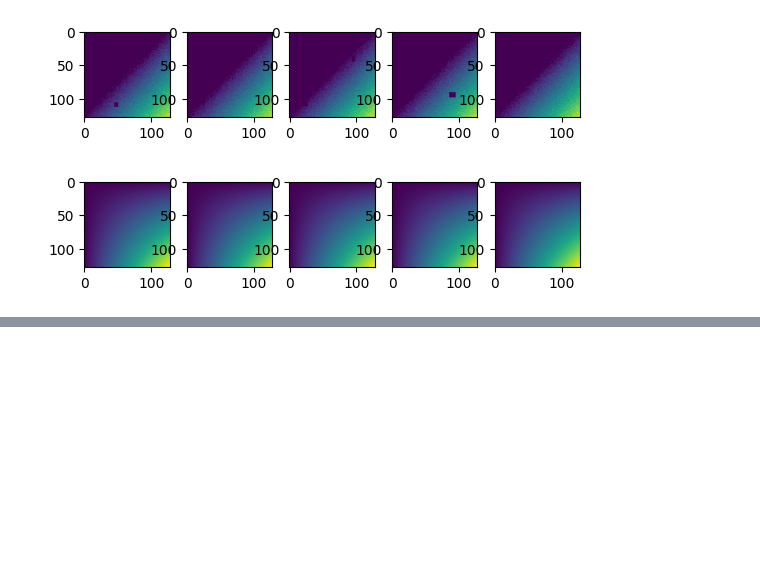
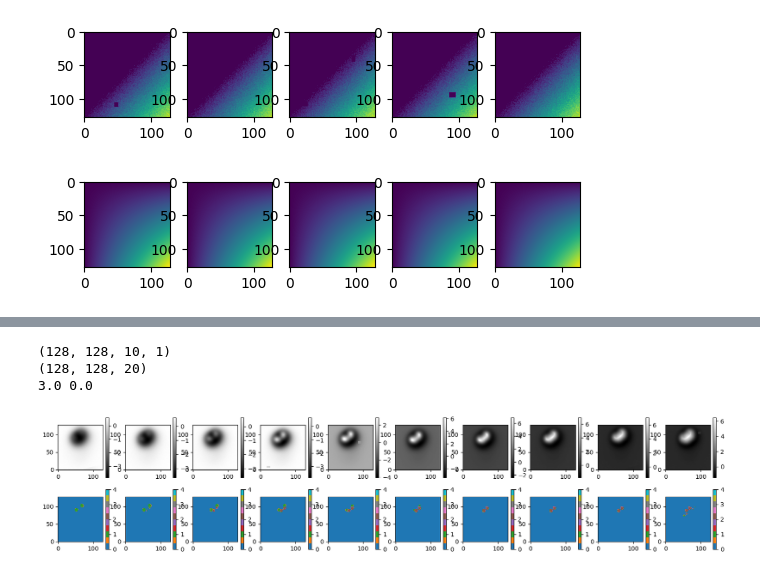
Before and after one commit to LauriKurki/molecule-net, a Jupyter notebook: notebooks/test_input_pipeline.ipynb, the cells around one changed output, grey strips where cells are left out. Drawn from its saved outputs; the diff is of its cells as text; code cells hidden in the pictures; blank space fills up the shorter version.

```diff
--- a/notebooks/test_input_pipeline.ipynb
+++ b/notebooks/test_input_pipeline.ipynb
@@ -369,0 +372,16 @@ plot_stack(batch['atom_map'])
+# %%
+config = attention_test.get_config()
+config.train_molecules = (0, 9000)
+config.val_molecules = (9000, 12000)
+config.rng_seed = 0
+config.dataset = "afms_rebias"
+config.root_dir = root_dirs.get_root_dir(config.dataset)
+config.num_workers = 8
+config.batch_size = 1
+config.interpolate_input_z = None
+config.sigma = 0.2
+config.target_z_cutoff = 2.0
+config.noise_std = 0.2
+# %%
+datasets = input_pipeline_seg.get_datasets(config)["train"]
+batch = next(datasets)
@@ -369,0 +407,25 @@ plot_stack(batch['atom_map'])
+# %%
+x = batch['images'][0]
+y = batch['atom_map'][0]
+print(x.shape)
+print(y.shape)
+
+fig = plt.figure(figsize=(20, 4))
+for i in range(10):
+    ax = plt.subplot(2, 10, i + 1)
+    im = plt.imshow(x[..., i, 0], origin='lower', cmap='gray')
+    plt.colorbar(im)
+    #ax.axis('off')
+
+ymax, ymin = y.max(), y.min()
+for i in range(10):
+    ax = plt.subplot(2, 10, 10 + i + 1)
+    im = plt.imshow(y[..., i], origin='lower', cmap='tab10', vmin=0, vmax=4)
+    plt.colorbar(im)
+
+print(ymax, ymin)
+# %% [output]
+(128, 128, 10, 1)
+(128, 128, 20)
+3.0 0.0
+[figure, added]
```
Also changed, not shown: parts of 4 cells of this notebook, 1 other file.
